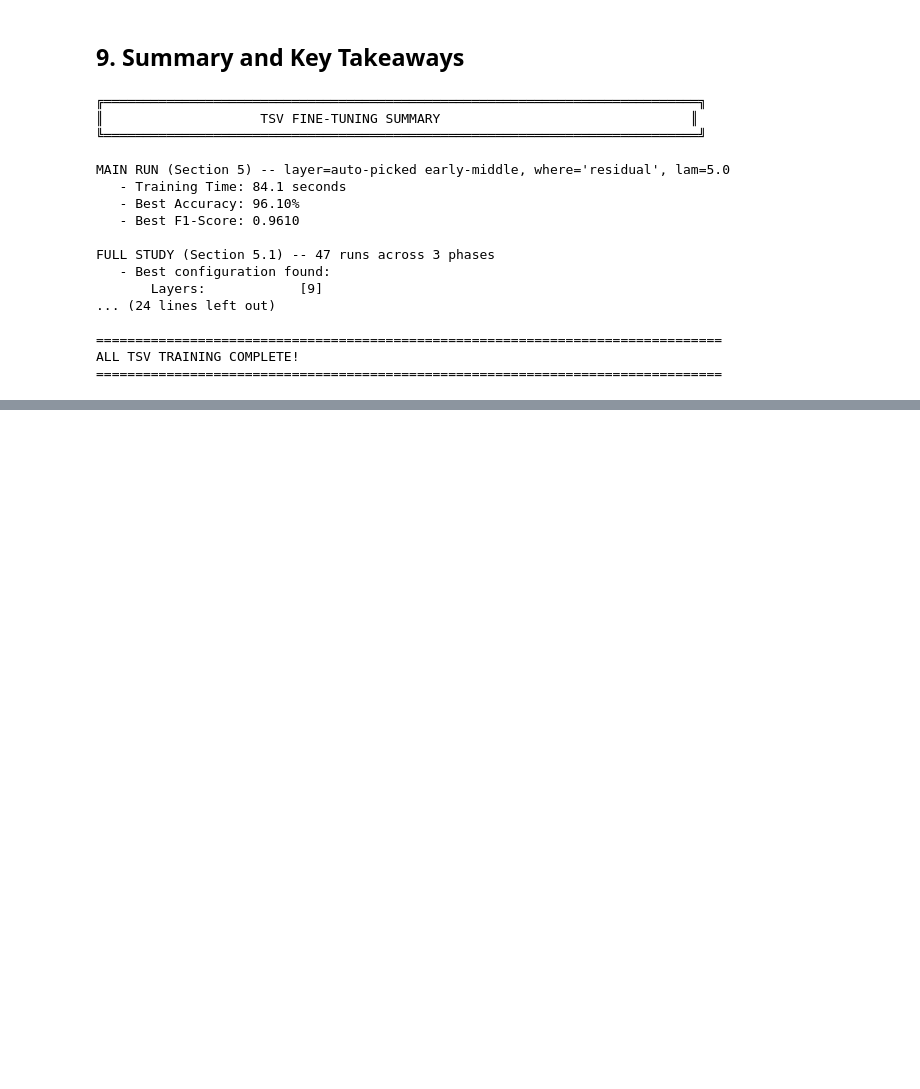
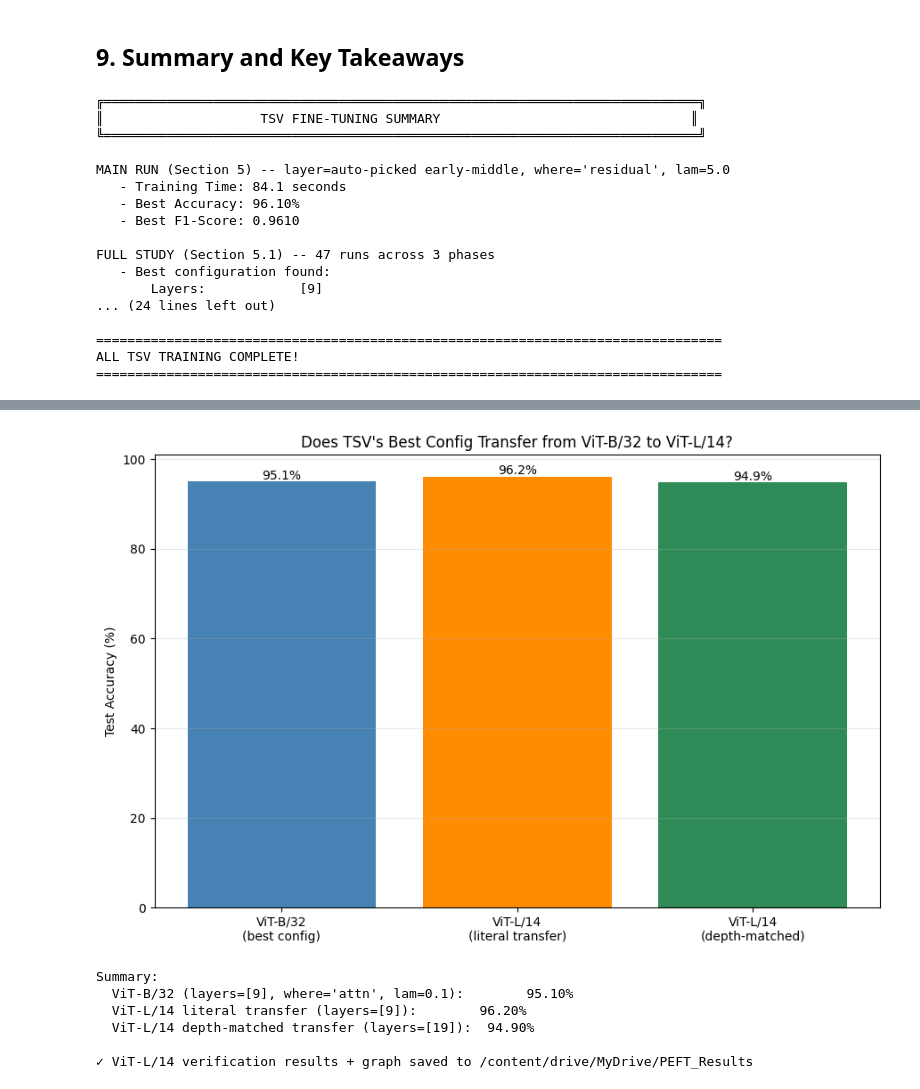
Before and after one commit to ThitSarSocial/lora-peft-project, a Jupyter notebook: TSV_OpenCLIP_only_28_07_2026.ipynb, the cells around one changed output, grey strips where cells are left out. Saved outputs shown, nothing was run; the diff lists cells and outputs as text; code cells hidden in the pictures; blank space fills up the shorter version.

```diff
--- a/TSV_OpenCLIP_only_28_07_2026.ipynb
+++ b/TSV_OpenCLIP_only_28_07_2026.ipynb
@@ -1877,0 +2009,48 @@ ALL TSV TRAINING COMPLETE!
+# %%
+# Compare against the ViT-B/32 reference (best_overall, already computed in Phase 1-3 -- no retraining needed)
+comparison_names = ['ViT-B/32\n(best config)', 'ViT-L/14\n(literal transfer)', 'ViT-L/14\n(depth-matched)']
+comparison_accs = [best_overall['test_acc'], l14_results['literal']['test_acc'], l14_results['depth_matched']['test_acc']]
+
+fig, ax = plt.subplots(figsize=(9, 6))
+bars = ax.bar(comparison_names, comparison_accs, color=['steelblue', 'darkorange', 'seagreen'])
+ax.set_title("Does TSV's Best Config Transfer from ViT-B/32 to ViT-L/14?")
+ax.set_ylabel('Test Accuracy (%)')
+ax.grid(True, alpha=0.3, axis='y')
+for b in bars:
+    ax.text(b.get_x()+b.get_width()/2, b.get_height()+0.5, f'{b.get_height():.1f}%', ha='center')
+plt.tight_layout()
+plt.savefig('tsv_l14_verification.png', dpi=150, bbox_inches='tight')
+plt.show()
+
+print("Summary:")
+print(f"  ViT-B/32 (layers={sweep_layers}, where='{sweep_where}', lam={sweep_lam}):        {best_overall['test_acc']:.2f}%")
+print(f"  ViT-L/14 literal transfer (layers={literal_layers}):        {l14_results['literal']['test_acc']:.2f}%")
+print(f"  ViT-L/14 depth-matched transfer (layers={depth_matched_layers}):  {l14_results['depth_matched']['test_acc']:.2f}%")
+
+# Save to Drive
+from pathlib import Path
+import shutil
+
+results_dir = Path('/content/drive/MyDrive/PEFT_Results')
+results_dir.mkdir(exist_ok=True)
+
+l14_summary = {
+    'vit_b32_reference': best_overall,
+    'vit_l14_literal_transfer': l14_results['literal'],
+    'vit_l14_depth_matched_transfer': l14_results['depth_matched'],
+    'b32_num_layers': b32_num_layers,
+    'l14_num_layers': l14_num_layers,
+}
+with open(results_dir / 'tsv_l14_verification.json', 'w') as f:
+    json.dump(l14_summary, f, indent=2)
+shutil.copy('tsv_l14_verification.png', results_dir / 'tsv_l14_verification.png')
+
+print(f"\n✓ ViT-L/14 verification results + graph saved to {results_dir}")
+# %% [output]
+[figure, added]
+Summary:
+  ViT-B/32 (layers=[9], where='attn', lam=0.1):        95.10%
+  ViT-L/14 literal transfer (layers=[9]):        96.20%
+  ViT-L/14 depth-matched transfer (layers=[19]):  94.90%
+
+✓ ViT-L/14 verification results + graph saved to /content/drive/MyDrive/PEFT_Results
```
Also changed, not shown: parts of 3 cells of this notebook.
